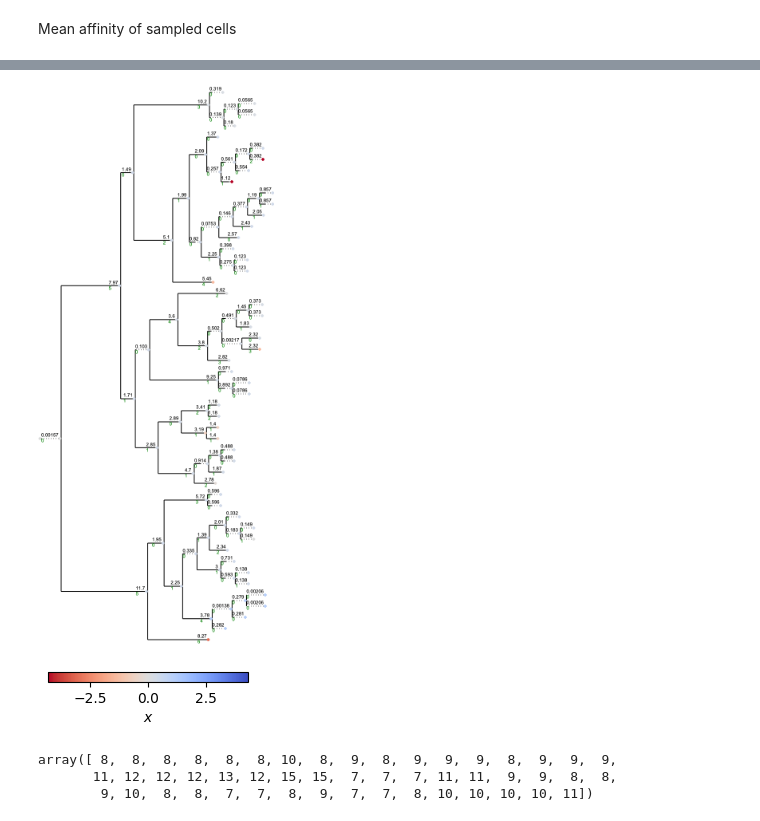
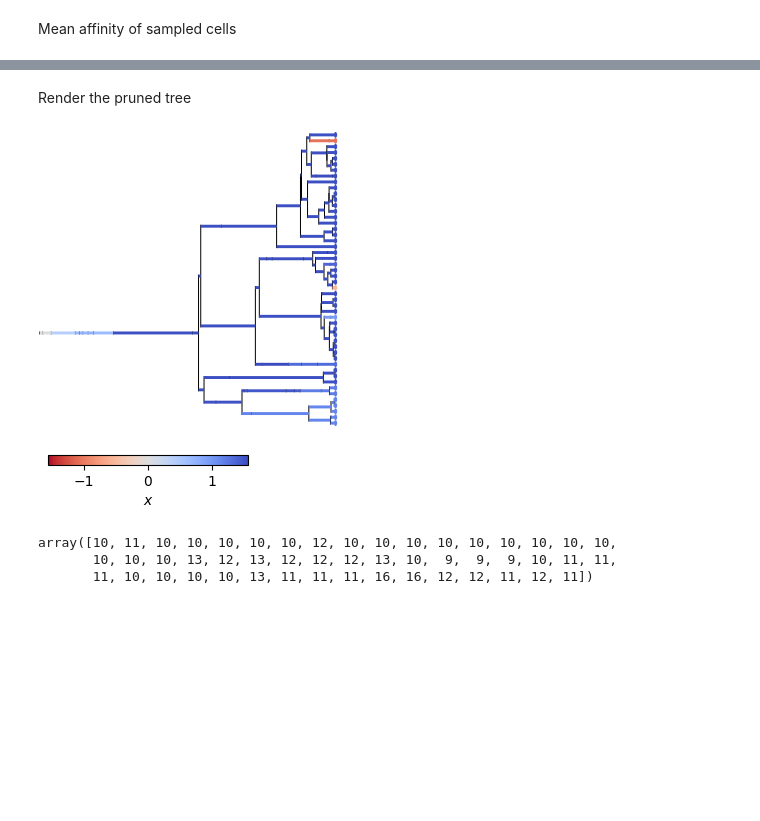
Before and after one commit to matsengrp/gcdyn, a Jupyter notebook: notebooks/bdms_replay.ipynb, the cells around one changed output, grey strips where cells are left out. Drawn from its saved outputs; the diff is of its cells as text; code cells hidden in the pictures; blank space fills up the shorter version.

```diff
--- a/notebooks/bdms_replay.ipynb
+++ b/notebooks/bdms_replay.ipynb
@@ -133,21 +134,29 @@ np.mean([leaf.x for leaf in tree])
+# %% [markdown]
+Render the pruned tree
 # %%
 # NBVAL_SKIP
 
-tree.render("x", "%%inline")
+ts = ete3.TreeStyle()
+ts.branch_vertical_margin = 1.0
+ts.show_leaf_name = False
+ts.show_scale = False
+tree.render("x", "%%inline", h=300, w=300, tree_style=ts)
 # %% [output]
-[figure, old version]
+[figure, new version]
-[figure, old version]
+[figure, new version]
 # %%
 tree.total_mutations = 0
 
 for node in tree.iter_descendants(strategy="preorder"):
     node.total_mutations = node.n_mutations + node.up.total_mutations
+    if node.event == "mutation":
+        node.total_mutations += 1
 
 np.asarray([leaf.total_mutations for leaf in tree.iter_leaves()])
 # %% [output]
-array([ 8,  8,  8,  8,  8,  8, 10,  8,  9,  8,  9,  9,  9,  8,  9,  9,  9,
-       11, 12, 12, 12, 13, 12, 15, 15,  7,  7,  7, 11, 11,  9,  9,  8,  8,
-        9, 10,  8,  8,  7,  7,  8,  9,  7,  7,  8, 10, 10, 10, 10, 11])
+array([10, 11, 10, 10, 10, 10, 10, 12, 10, 10, 10, 10, 10, 10, 10, 10, 10,
+       10, 10, 10, 13, 12, 13, 12, 12, 12, 13, 10,  9,  9,  9, 10, 11, 11,
+       11, 10, 10, 10, 10, 13, 11, 11, 11, 16, 16, 12, 12, 11, 12, 11])
 # %%
 # Optionally write out tree and sequences.
 
```
Also changed, not shown: parts of 5 cells of this notebook, 2 other files.
